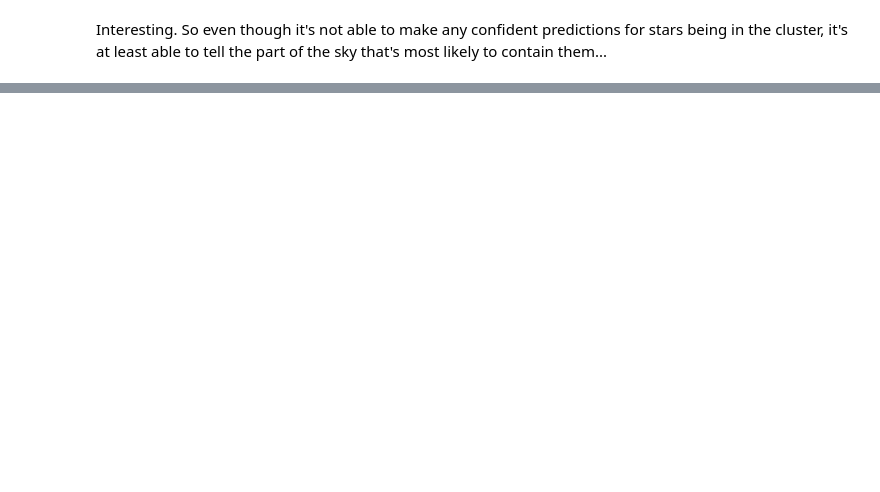
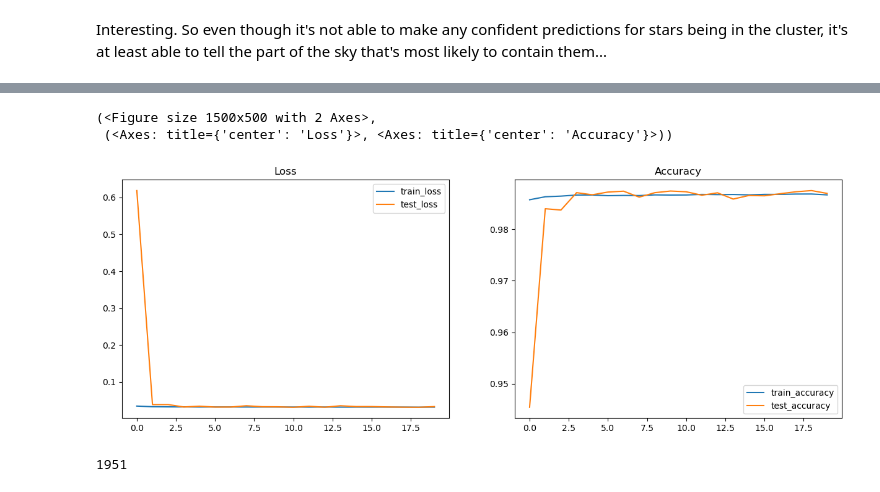
Before and after one commit to maxisi/bfarr-comp-phys-25, a Jupyter notebook: notebooks/Dense Neural Network Classifier for M4.ipynb, the cells around one changed output, grey strips where cells are left out. Saved outputs shown, nothing was run; the diff lists cells and outputs as text; code cells hidden in the pictures; blank space fills up the shorter version.

```diff
--- a/notebooks/Dense Neural Network Classifier for M4.ipynb
+++ b/notebooks/Dense Neural Network Classifier for M4.ipynb
@@ -402,0 +417,8 @@ Interesting.  So even though it's not able to make any confident predictions for
+# %%
+test_sel = sel_test_data(X.shape[0])
+train_sel = ~test_sel
+X_train, y_train = batch_data(X[train_sel], y[train_sel])
+# %%
+dummy_input = jnp.ones((1, len(params)))
+dnn = DenseClassifier()
+print(dnn.tabulate(jax.random.PRNGKey(0), dummy_input))
@@ -402,0 +443,6 @@ Interesting.  So even though it's not able to make any confident predictions for
+# %%
+learning_rate = 0.01
+
+state = create_train_state(dnn, jax.random.PRNGKey(0), learning_rate)
+# %%
+state, metrics_history = train(X_train, y_train, state)
@@ -402,0 +467,11 @@ Interesting.  So even though it's not able to make any confident predictions for
+# %%
+plot_metrics(metrics_history)
+# %% [output]
+(<Figure size 1500x500 with 2 Axes>,
+ (<Axes: title={'center': 'Loss'}>, <Axes: title={'center': 'Accuracy'}>))
+[figure, added]
+# %%
+pred = pred_step(state, X[test_sel])
+print(jnp.count_nonzero(pred))
+# %% [output]
+1951
```
Also changed, not shown: parts of 16 cells of this notebook.
